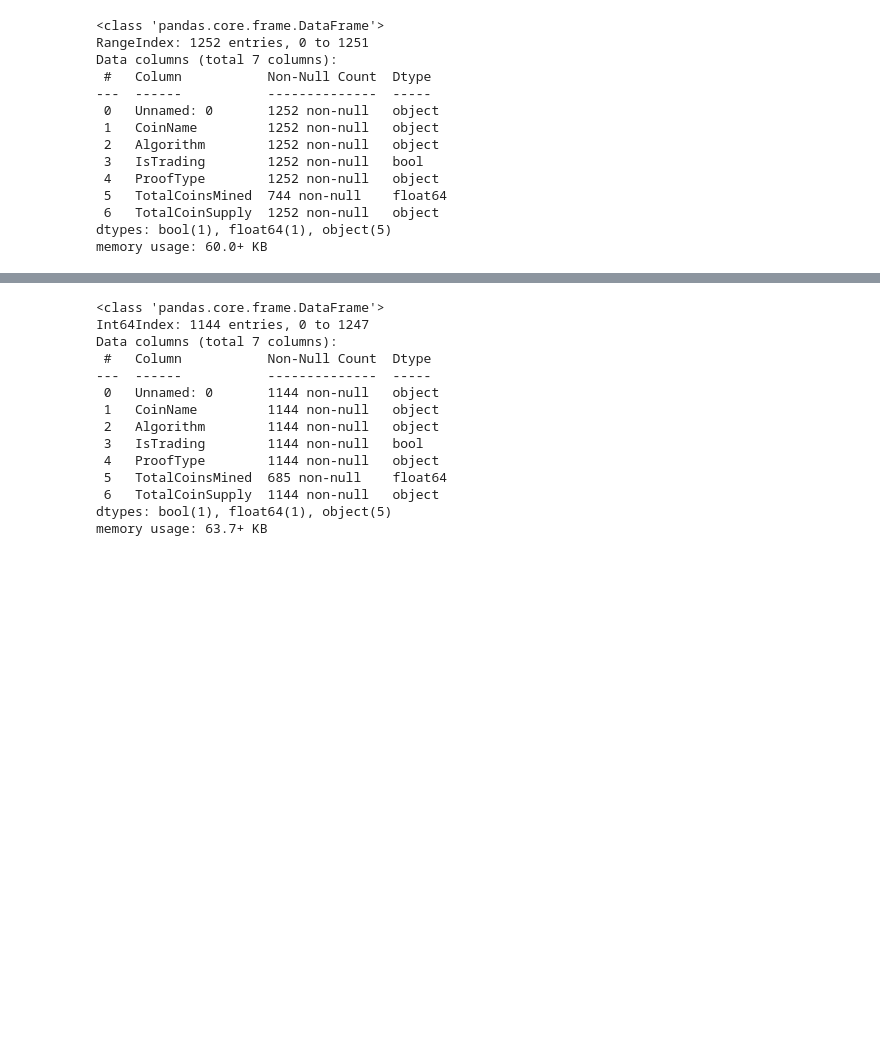
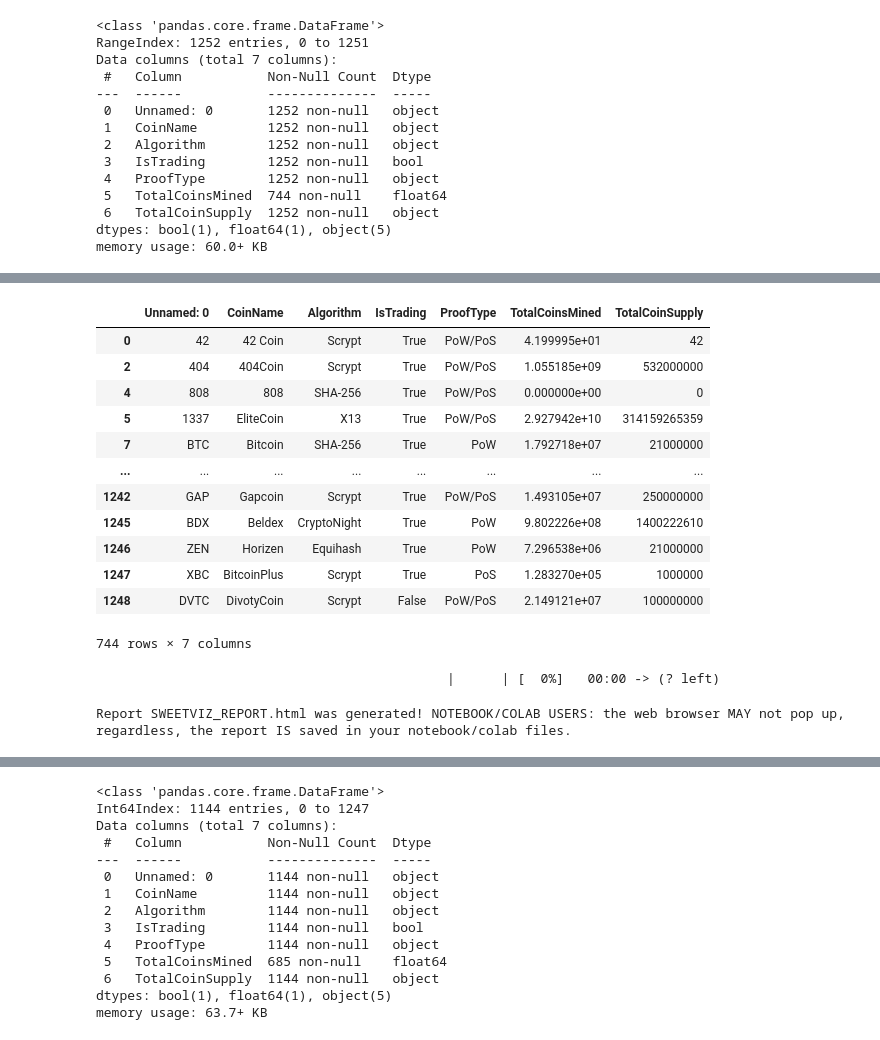
Before and after one commit to oh-be/Neural-Clusters, a Jupyter notebook: UnsupervisedLearningCrypto.ipynb, the cells around one changed output, grey strips where cells are left out. Drawn from its saved outputs; the diff is of its cells as text; code cells hidden in the pictures; blank space fills up the shorter version.

```diff
--- a/UnsupervisedLearningCrypto.ipynb
+++ b/UnsupervisedLearningCrypto.ipynb
@@ -33,3 +53,36 @@ memory usage: 60.0+ KB
+# %%
+df.dropna()
+# %% [output]
+|  | Unnamed: 0 | CoinName | Algorithm | IsTrading | ProofType | TotalCoinsMined | TotalCoinSupply |
+| 0 | 42 | 42 Coin | Scrypt | True | PoW/PoS | 4.199995e+01 | 42 |
+| 2 | 404 | 404Coin | Scrypt | True | PoW/PoS | 1.055185e+09 | 532000000 |
+| 4 | 808 | 808 | SHA-256 | True | PoW/PoS | 0.000000e+00 | 0 |
+| 5 | 1337 | EliteCoin | X13 | True | PoW/PoS | 2.927942e+10 | 314159265359 |
+| 7 | BTC | Bitcoin | SHA-256 | True | PoW | 1.792718e+07 | 21000000 |
+| ... | ... | ... | ... | ... | ... | ... | ... |
+| 1242 | GAP | Gapcoin | Scrypt | True | PoW/PoS | 1.493105e+07 | 250000000 |
+| 1245 | BDX | Beldex | CryptoNight | True | PoW | 9.802226e+08 | 1400222610 |
+| 1246 | ZEN | Horizen | Equihash | True | PoW | 7.296538e+06 | 21000000 |
+| 1247 | XBC | BitcoinPlus | Scrypt | True | PoS | 1.283270e+05 | 1000000 |
+| 1248 | DVTC | DivotyCoin | Scrypt | False | PoW/PoS | 2.149121e+07 | 100000000 |
+744 rows × 7 columns
+# %%
+import sweetviz as sv
+
+#You could specify which variable in your dataset is the target for your model creation. We can specify it using the target_feat parameter.
+
+my_report = sv.analyze(df)
+
+my_report.show_html()
+
+##Subset by using the compare_intra. We input the condition in the parameter and the name as well.
+
+# my_report = sv.compare_intra(df, df["column"] == "variable", ["variable1", "variable2"], target_feat ='column')
+
+# my_report.show_html()
+# %% [output]
+                                             |      | [  0%]   00:00 -> (? left)
+Report SWEETVIZ_REPORT.html was generated! NOTEBOOK/COLAB USERS: the web browser MAY not pop up, regardless, the report IS saved in your notebook/colab files.
 # %%
 # I only want circulating coins so I look for and drop any False rows for the column IsTrading
 # %%
```
Also changed, not shown: parts of 27 cells of this notebook, 5 other files.
